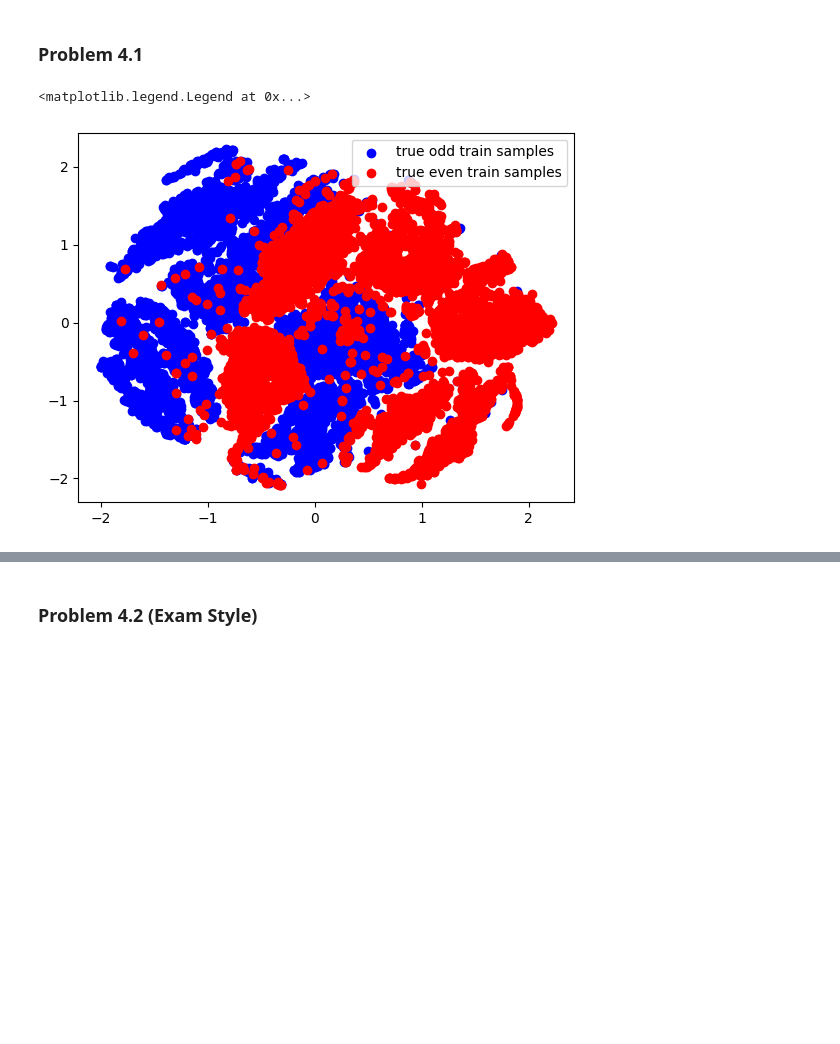
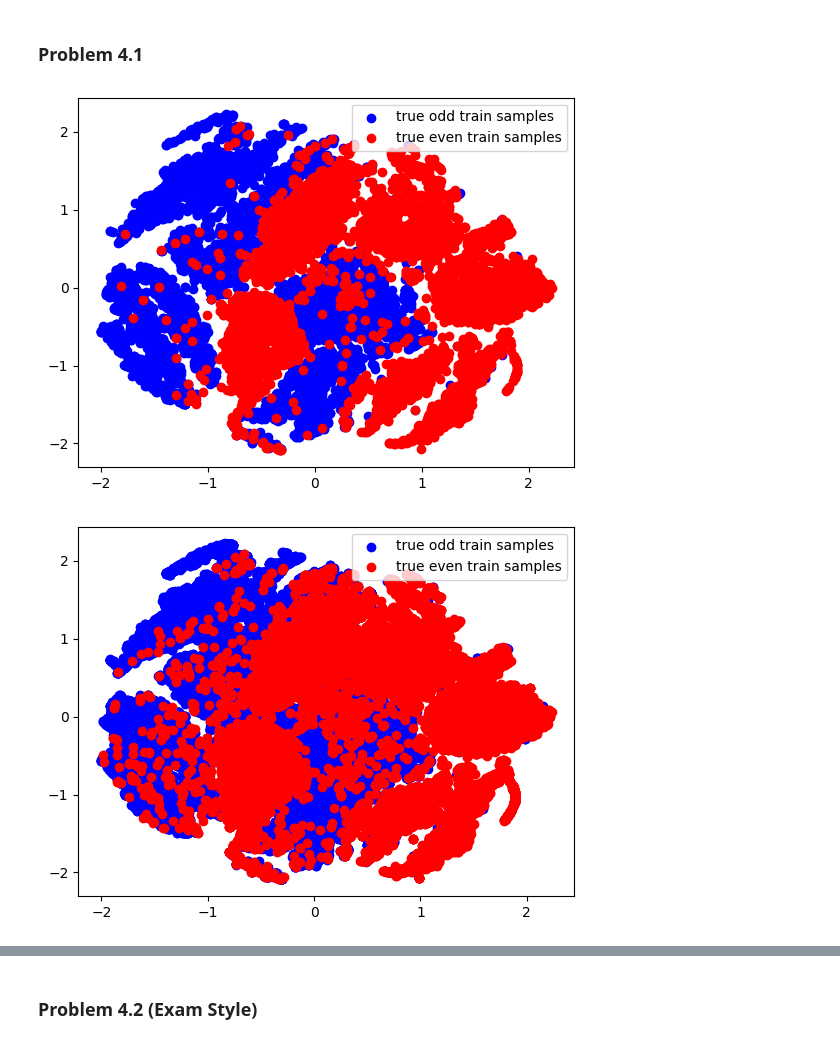
Before and after one commit to glianx/cs371, a Jupyter notebook: hw6/gordon.ipynb, the cells around one changed output, grey strips where cells are left out. Cells and saved outputs as stored; diff of their text form; code cells hidden in the pictures; blank space fills up the shorter version.

Commit message:
added plot

```diff
--- a/hw6/gordon.ipynb
+++ b/hw6/gordon.ipynb
@@ -275,40 +280,45 @@ Using previously downloaded file mnist_parity_2d.pkl
 # %%
 import matplotlib.pyplot as plt
 
 t = mnist['train']
 s = mnist['test']
 tx = t['x']
 ty = t['y']
 sx = s['x']
 sy = s['y']
 
-# tx_odd = [tx[i] if ty[i] == 1 for i in range(len(tx))]
-tx_odd = []
-tx_even = []
-for i in range(len(tx)):
-    if ty[i] == 1:
-        tx_odd.append(tx[i])
-    else:
-        tx_even.append(tx[i])
+def plot_data_points(x, y):
+    x_odd = []
+    x_even = []
+    for i in range(len(x)):
+        if y[i] == 1:
+            x_odd.append(x[i])
+        else:
+            x_even.append(x[i])
 
-plt.scatter(
-    *zip(*tx_odd),
-    color="blue",
-    label="true odd train samples"
-)
+    plt.scatter(
+        *zip(*x_odd),
+        color="blue",
+        label="true odd train samples"
+    )
 
-plt.scatter(
-    *zip(*tx_even),
-    color="red",
-    label="true even train samples"
-)
+    plt.scatter(
+        *zip(*x_even),
+        color="red",
+        label="true even train samples"
+    )
+
+    plt.legend()
+    plt.show()
+
+plot_data_points(tx,ty)
+plot_data_points(sx,sy)
 
 # plt.scatter(
 #     *zip(*tx),
 #     color=[[0,"blue","red"][y] for y in ty],
 #     label=[[0,"true odd test samples","true even test samples"][y] for y in np.unique(ty]
 # )
-plt.legend()
 # %% [output]
-<matplotlib.legend.Legend at 0x...>
 [figure]
+[figure, added]
```
Also changed, not shown: parts of 3 cells of this notebook.
